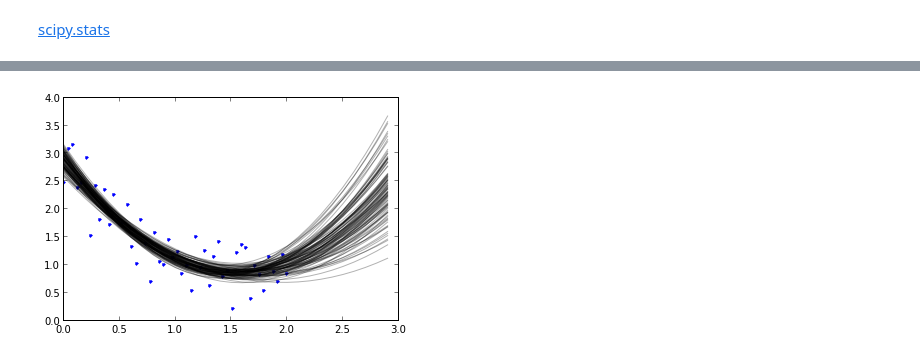
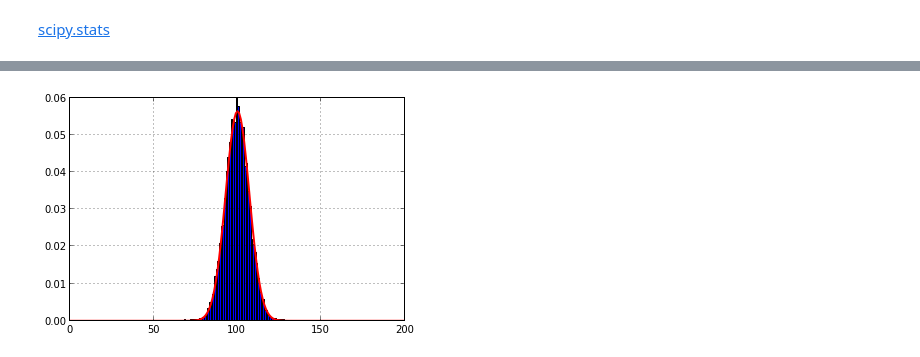
Before and after one commit to taldcroft/chandra_stats, a Jupyter notebook: chandra_stats.ipynb, the cells around one changed output, grey strips where cells are left out. Cells and saved outputs as stored; diff of their text form; code cells hidden in the pictures.

Commit message:
Next version of chandra_stats

```diff
--- a/chandra_stats.ipynb
+++ b/chandra_stats.ipynb
@@ -157,7 +69,9 @@ plot(pars[:, 1], pars[:, 2], '.')
-# %%
-plot(x, yn, '.')
-xpred = np.arange(0, 3, 0.1)
-for par in pars[:100]:
-    plot(xpred, poly(xpred, par[0], par[1], par[2]), alpha=0.3, color='k')
-# %% [output]
-[figure, removed]
+# %%
+n_flips = 200
+out = hist(n_heads, normed=True, bins=np.arange(0, n_flips+2), align='left')
+x = np.arange(n_flips + 1)
+plot(x, scipy.stats.binom(n_flips, 0.5).pmf(x), 'r', lw=2)
+xlim(0, n_flips)
+grid()
+# %% [output]
+[figure, added]
```
Also changed, not shown: parts of 83 cells of this notebook.
